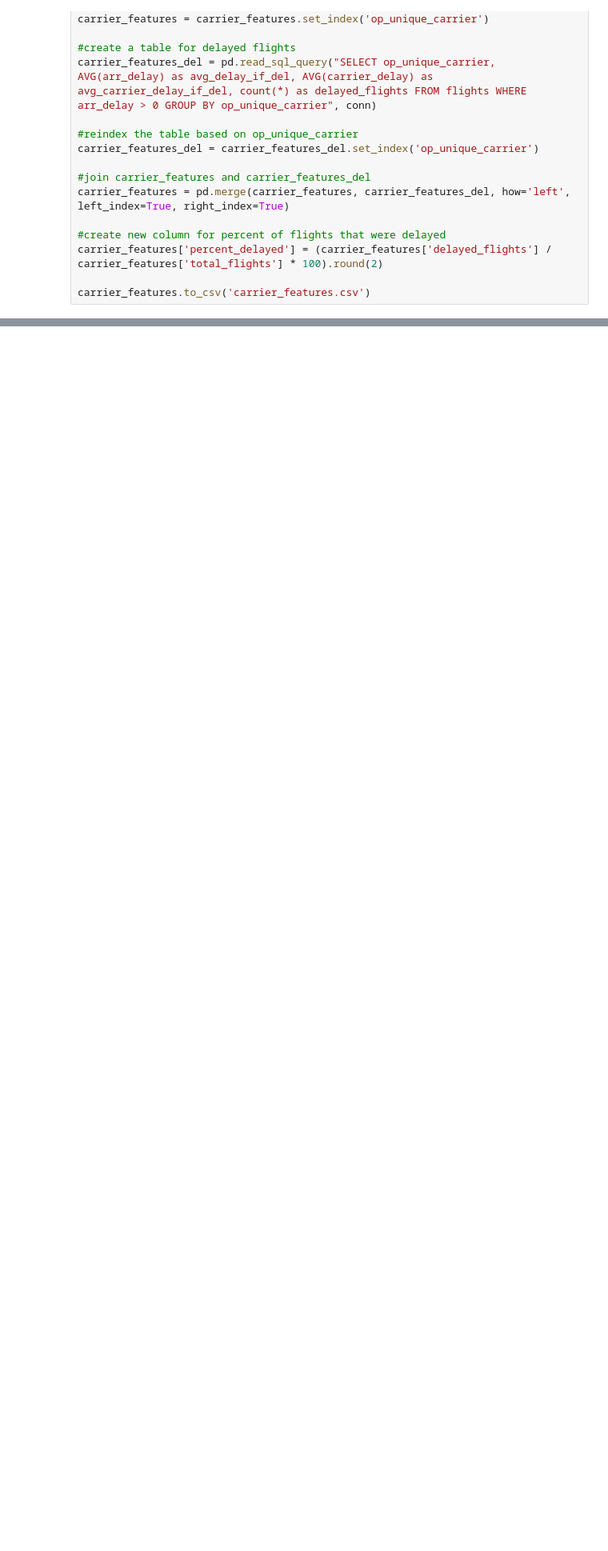
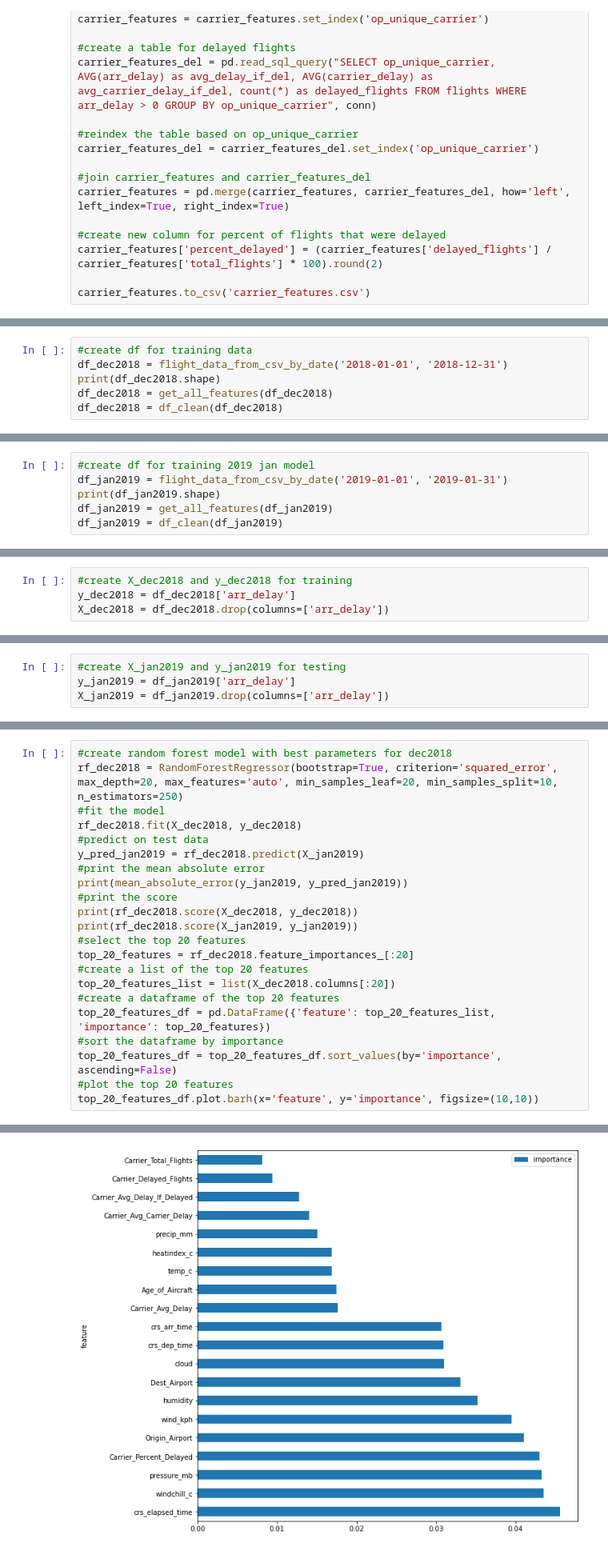
Before and after one commit to izlata/flights-midterm-project, a Jupyter notebook: src/Midterm_project_Tudor_workbook.ipynb, the cells around one changed output, grey strips where cells are left out. Shown at 80% size. Saved outputs shown, nothing was run; the diff lists cells and outputs as text; blank space fills up the shorter version.

Commit message:
Added model section

```diff
--- a/src/Midterm_project_Tudor_workbook.ipynb
+++ b/src/Midterm_project_Tudor_workbook.ipynb
@@ -315,0 +698,6 @@ carrier_features.to_csv('carrier_features.csv')
+# %%
+#create df for training data
+df_dec2018 = flight_data_from_csv_by_date('2018-01-01', '2018-12-31')
+print(df_dec2018.shape)
+df_dec2018 = get_all_features(df_dec2018)
+df_dec2018 = df_clean(df_dec2018)
@@ -315,0 +707,6 @@ carrier_features.to_csv('carrier_features.csv')
+# %%
+#create df for training 2019 jan model
+df_jan2019 = flight_data_from_csv_by_date('2019-01-01', '2019-01-31')
+print(df_jan2019.shape)
+df_jan2019 = get_all_features(df_jan2019)
+df_jan2019 = df_clean(df_jan2019)
@@ -315,0 +731,4 @@ carrier_features.to_csv('carrier_features.csv')
+# %%
+#create X_dec2018 and y_dec2018 for training
+y_dec2018 = df_dec2018['arr_delay']
+X_dec2018 = df_dec2018.drop(columns=['arr_delay'])
@@ -315,0 +743,4 @@ carrier_features.to_csv('carrier_features.csv')
+# %%
+#create X_jan2019 and y_jan2019 for testing
+y_jan2019 = df_jan2019['arr_delay']
+X_jan2019 = df_jan2019.drop(columns=['arr_delay'])
@@ -315,0 +828,23 @@ carrier_features.to_csv('carrier_features.csv')
+# %%
+#create random forest model with best parameters for dec2018
+rf_dec2018 = RandomForestRegressor(bootstrap=True, criterion='squared_error', max_depth=20, max_features='auto', min_samples_leaf=20, min_samples_split=10, n_estimators=250)
+#fit the model
+rf_dec2018.fit(X_dec2018, y_dec2018)
+#predict on test data
+y_pred_jan2019 = rf_dec2018.predict(X_jan2019)
+#print the mean absolute error
+print(mean_absolute_error(y_jan2019, y_pred_jan2019))
+#print the score
+print(rf_dec2018.score(X_dec2018, y_dec2018))
+print(rf_dec2018.score(X_jan2019, y_jan2019))
+#select the top 20 features
+top_20_features = rf_dec2018.feature_importances_[:20]
+#create a list of the top 20 features
+top_20_features_list = list(X_dec2018.columns[:20])
+#create a dataframe of the top 20 features
+top_20_features_df = pd.DataFrame({'feature': top_20_features_list, 'importance': top_20_features})
+#sort the dataframe by importance
+top_20_features_df = top_20_features_df.sort_values(by='importance', ascending=False)
+#plot the top 20 features
+top_20_features_df.plot.barh(x='feature', y='importance', figsize=(10,10))
+# %% [output]
@@ -315,0 +855 @@ carrier_features.to_csv('carrier_features.csv')
+[figure, added]
```
Also changed, not shown: parts of 78 cells of this notebook.
